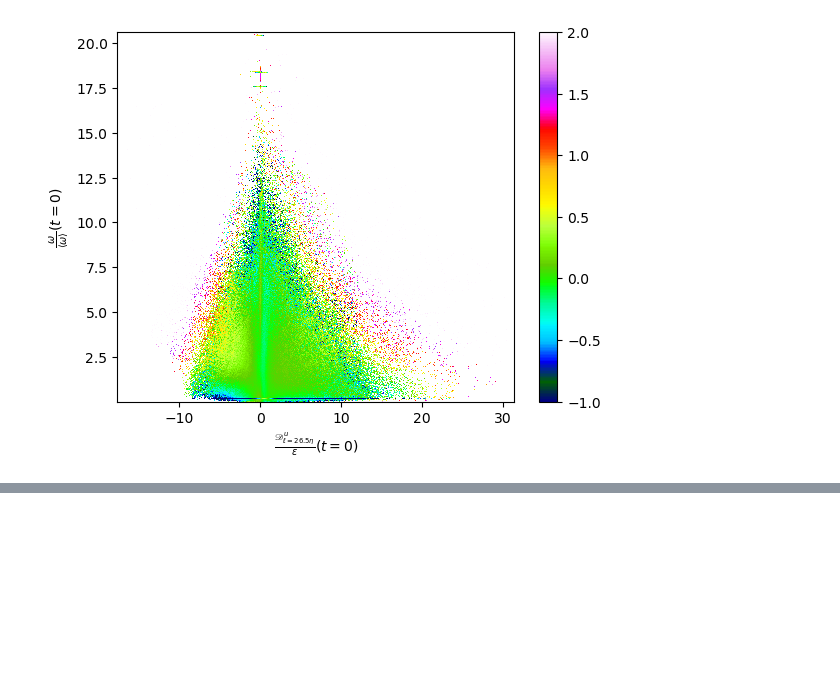
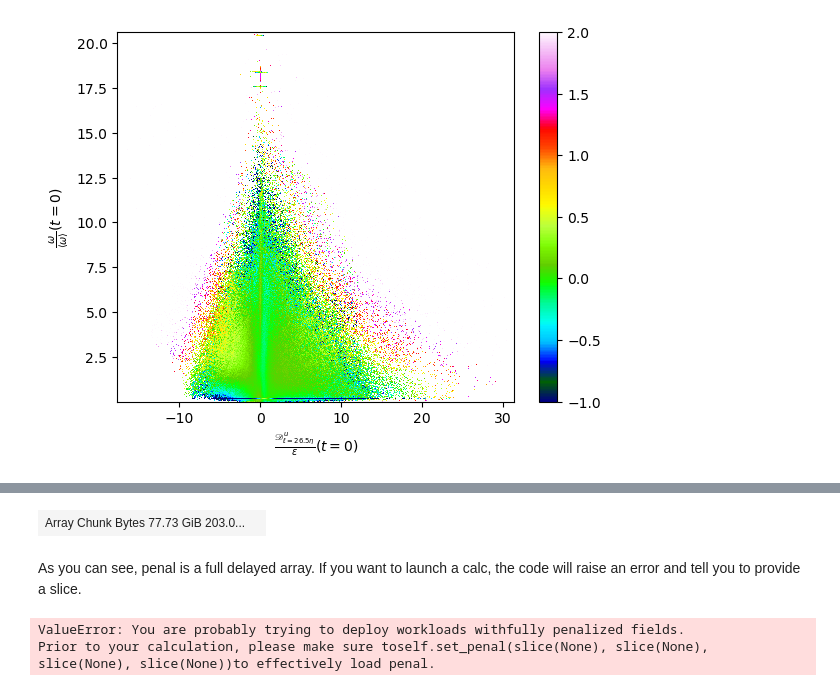
Before and after one commit to NikitaY69/von-Karman-PostProcess, a Jupyter notebook: tutorials/tutorial.ipynb, the cells around one changed output, grey strips where cells are left out. Saved outputs shown, nothing was run; the diff lists cells and outputs as text; code cells hidden in the pictures; blank space fills up the shorter version.

```diff
--- a/tutorials/tutorial.ipynb
+++ b/tutorials/tutorial.ipynb
@@ -81,11 +81,12 @@ import numpy as np
 import dask.array as da
 
 # Verifying the device
-# try:
-#     import cupy as cp
-#     gpu=True
-# except:
-gpu=False
+try:
+    import cupy as cp
+    cp.array([0])
+    gpu=True
+except:
+    gpu=False
 
 # Setting the Stats object
 db_path = '/mnt/beegfs/projects/sfemans_ai/connectors/data_hugues.pkl'
@@ -321,0 +322,2 @@ In case you want to use the blue-to-red rainbow colormap used in Faller *et al.*
+# %%
+pp.set_stats('bulk')
@@ -321,0 +329,12 @@ In case you want to use the blue-to-red rainbow colormap used in Faller *et al.*
+# %%
+pp.set_stats('penal')
+pp.penal
+# %% [output]
+| Array Chunk Bytes 77.73 GiB 203.0... |  |
+# %% [markdown]
+As you can see, penal is a full delayed array. If you want to launch a calc, the code will raise an error and tell you to provide a slice.
+# %%
+pp.mean(w_norm, type='both')
+# %% [output]
+ValueError: You are probably trying to deploy workloads withfully penalized fields.
+Prior to your calculation, please make sure toself.set_penal(slice(None), slice(None), slice(None), slice(None))to effectively load penal.
```
Also changed, not shown: parts of 10 cells of this notebook, 2 other files.
